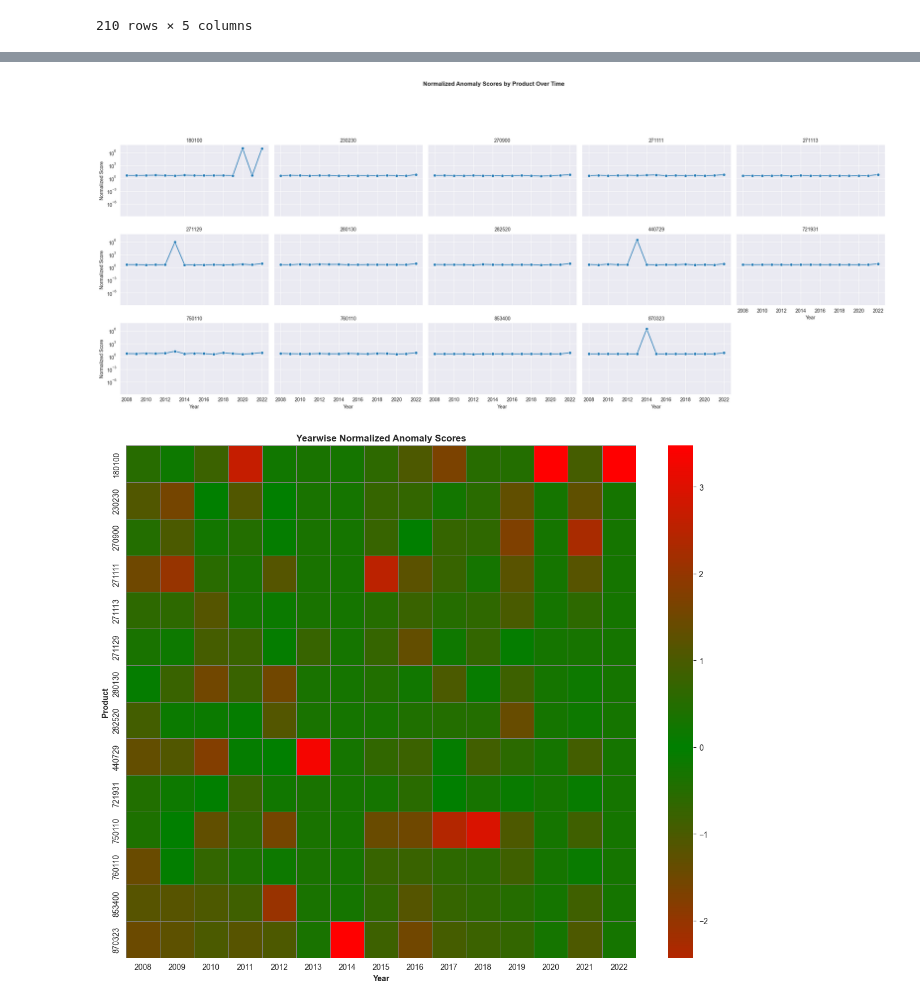
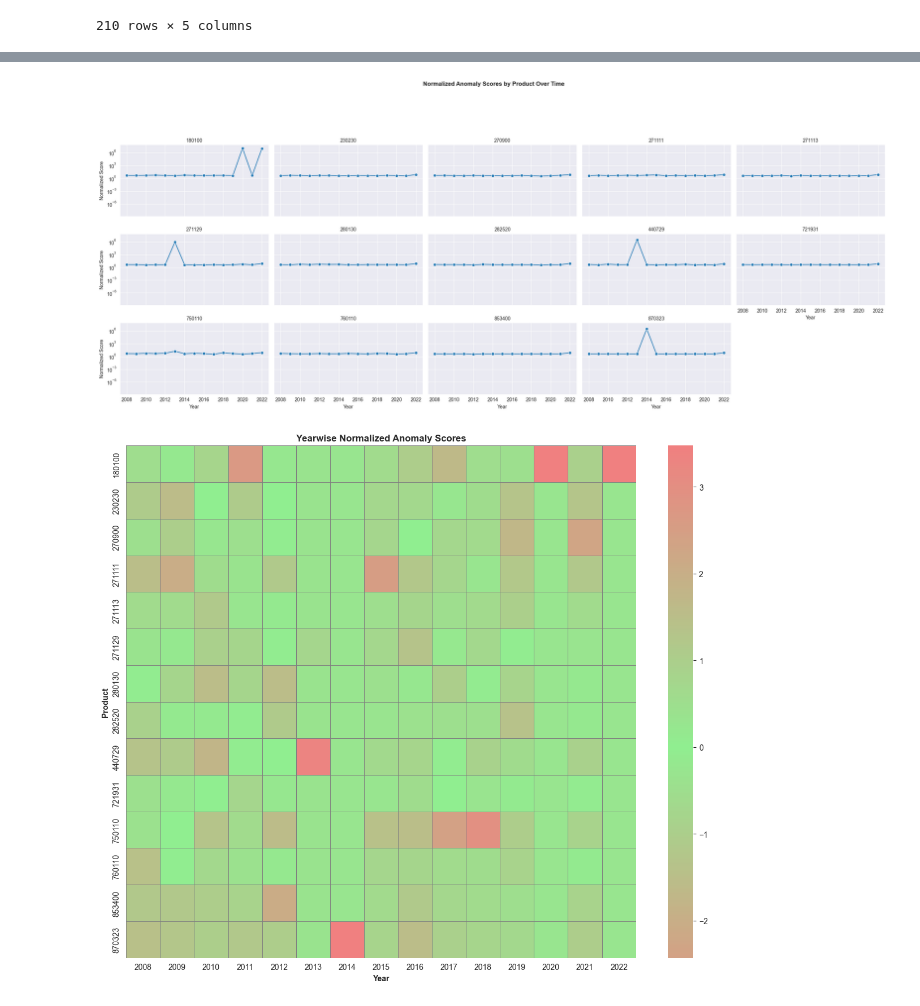
Before and after one commit to Altishofer/NetworkScienceProject, a Jupyter notebook: outlier_detection_transformer_window4.ipynb, the cells around one changed output, grey strips where cells are left out. Cells and saved outputs as stored; diff of their text form; code cells hidden in the pictures.

```diff
--- a/outlier_detection_transformer_window4.ipynb
+++ b/outlier_detection_transformer_window4.ipynb
@@ -842,35 +842,35 @@ plt.show()
 
 # Anomaly score heatmap
 custom_cmap = mcolors.LinearSegmentedColormap.from_list(
     'RedGreenRed',
-    [(0, 'red'), (0.5, 'green'), (1, 'red')]
+    [(0, 'lightcoral'), (0.5, 'lightgreen'), (1, 'lightcoral')]
 )
 
 results_df.sort_values(by=["year"], ascending=True, inplace=True)
 pivot_df = results_df.pivot(index="product", columns="year", values="normalized_anomaly_score")
 
 pivot_df_norm = pivot_df.apply(lambda col: (col - col.mean()) / col.std(), axis=0)
 
 plt.figure(figsize=(12, 10))
 sns.heatmap(
     pivot_df_norm,
     cmap=custom_cmap,
     center=0,
     annot=False,
     linewidths=0.5,
     linecolor='gray'
 )
 
 plt.title("Yearwise Normalized Anomaly Scores", fontweight="bold")
 plt.xlabel("Year", fontweight="bold")
 plt.ylabel("Product", fontweight="bold")
 plt.tight_layout()
 plt.savefig("graphics/heatmap_yearwise_scaled.png", dpi=300)
 plt.show()
 # %% [output]
 [figure]
 [figure]
-[figure, old version]
+[figure, new version]
 # %%
 product_dict = {
     282520: "Lithium",
```
Also changed, not shown: parts of 1 cell of this notebook, 1 other file.
